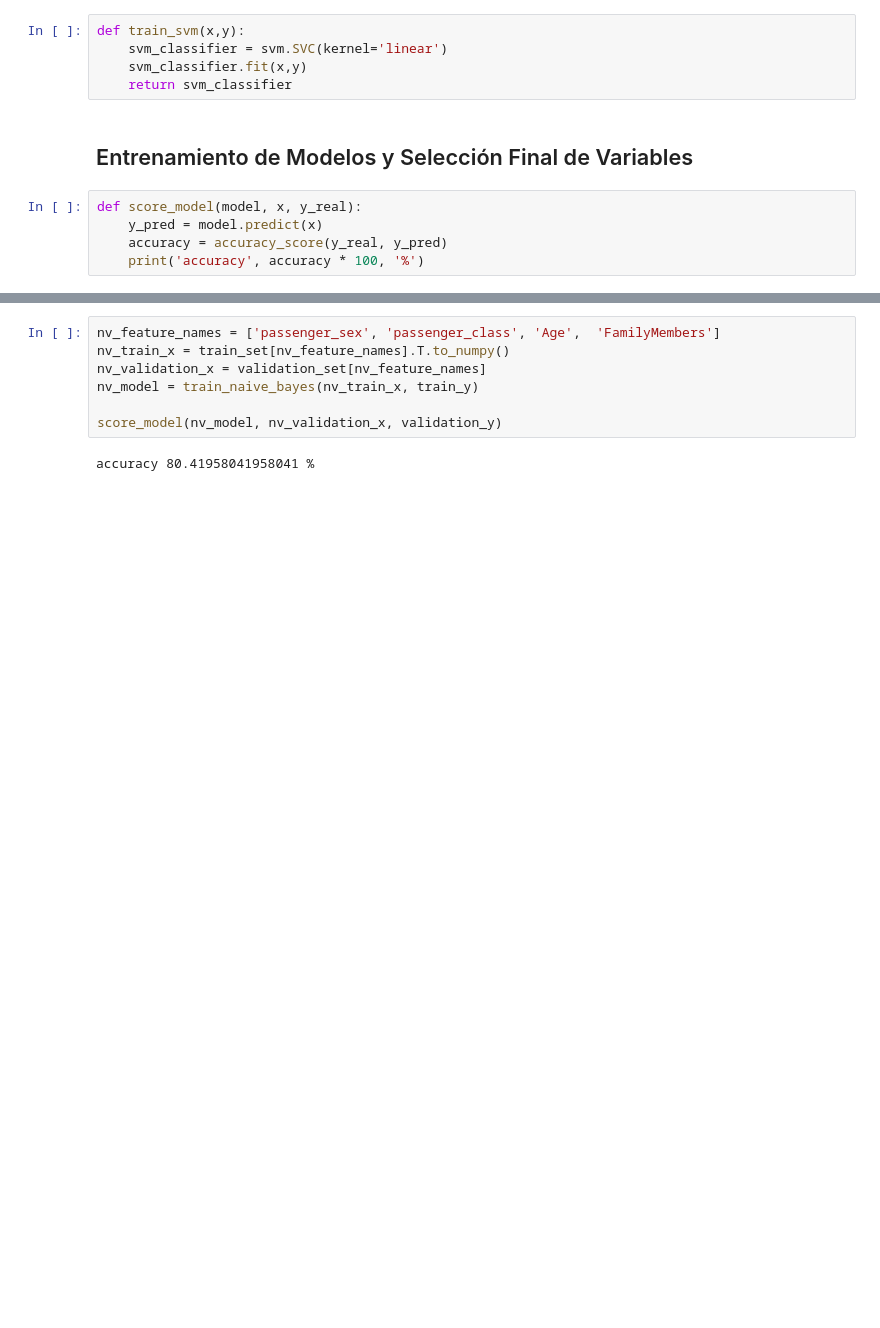
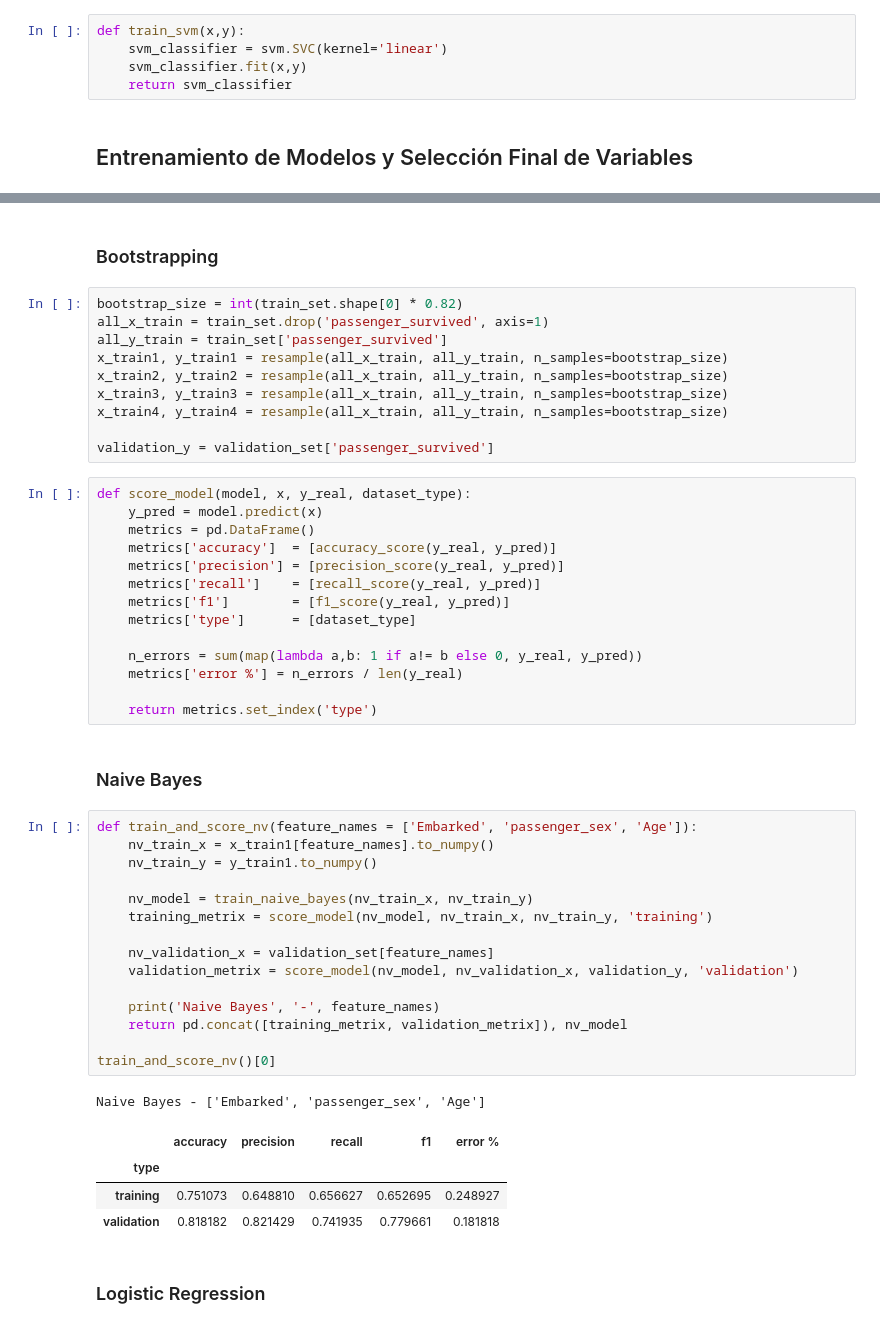
Before and after one commit to gallowstree/machine-learning-labs-2020, a Jupyter notebook: titanic-project/titanic-project.ipynb, the cells around one changed output, grey strips where cells are left out. Saved outputs shown, nothing was run; the diff lists cells and outputs as text; blank space fills up the shorter version.

Commit message:
WIP training and scoring

```diff
--- a/titanic-project/titanic-project.ipynb
+++ b/titanic-project/titanic-project.ipynb
@@ -416,8 +420,3 @@ def train_svm(x,y):
     return svm_classifier
 # %% [markdown]
 ## Entrenamiento de Modelos y Selección Final de Variables
-# %%
-def score_model(model, x, y_real):
-    y_pred = model.predict(x)
-    accuracy = accuracy_score(y_real, y_pred)
-    print('accuracy', accuracy * 100, '%')
@@ -427,9 +423,51 @@ validation_y = validation_set['passenger_survived']
-# %%
-nv_feature_names = ['passenger_sex', 'passenger_class', 'Age',  'FamilyMembers']
-nv_train_x = train_set[nv_feature_names].T.to_numpy()
-nv_validation_x = validation_set[nv_feature_names]
-nv_model = train_naive_bayes(nv_train_x, train_y)
-
-score_model(nv_model, nv_validation_x, validation_y)
-# %% [output]
-accuracy 80.41958041958041 %
+# %% [markdown]
+### Bootstrapping
+# %%
+bootstrap_size = int(train_set.shape[0] * 0.82)
+all_x_train = train_set.drop('passenger_survived', axis=1)
+all_y_train = train_set['passenger_survived']
+x_train1, y_train1 = resample(all_x_train, all_y_train, n_samples=bootstrap_size)
+x_train2, y_train2 = resample(all_x_train, all_y_train, n_samples=bootstrap_size)
+x_train3, y_train3 = resample(all_x_train, all_y_train, n_samples=bootstrap_size)
+x_train4, y_train4 = resample(all_x_train, all_y_train, n_samples=bootstrap_size)
+
+validation_y = validation_set['passenger_survived']
+# %%
+def score_model(model, x, y_real, dataset_type):
+    y_pred = model.predict(x)
+    metrics = pd.DataFrame()
+    metrics['accuracy']  = [accuracy_score(y_real, y_pred)]
+    metrics['precision'] = [precision_score(y_real, y_pred)]
+    metrics['recall']    = [recall_score(y_real, y_pred)]
+    metrics['f1']        = [f1_score(y_real, y_pred)]
+    metrics['type']      = [dataset_type]
+
+    n_errors = sum(map(lambda a,b: 1 if a!= b else 0, y_real, y_pred))
+    metrics['error %'] = n_errors / len(y_real)
+
+    return metrics.set_index('type')
+# %% [markdown]
+### Naive Bayes
+# %%
+def train_and_score_nv(feature_names = ['Embarked', 'passenger_sex', 'Age']):
+    nv_train_x = x_train1[feature_names].to_numpy()
+    nv_train_y = y_train1.to_numpy()
+
+    nv_model = train_naive_bayes(nv_train_x, nv_train_y)
+    training_metrix = score_model(nv_model, nv_train_x, nv_train_y, 'training')
+
+    nv_validation_x = validation_set[feature_names]
+    validation_metrix = score_model(nv_model, nv_validation_x, validation_y, 'validation')
+
+    print('Naive Bayes', '-', feature_names)
+    return pd.concat([training_metrix, validation_metrix]), nv_model
+
+train_and_score_nv()[0]
+# %% [output]
+Naive Bayes - ['Embarked', 'passenger_sex', 'Age']
+|  | accuracy | precision | recall | f1 | error % |
+| type |  |  |  |  |  |
+| training | 0.751073 | 0.648810 | 0.656627 | 0.652695 | 0.248927 |
+| validation | 0.818182 | 0.821429 | 0.741935 | 0.779661 | 0.181818 |
+# %% [markdown]
+### Logistic Regression
```
Also changed, not shown: parts of 19 cells of this notebook.
